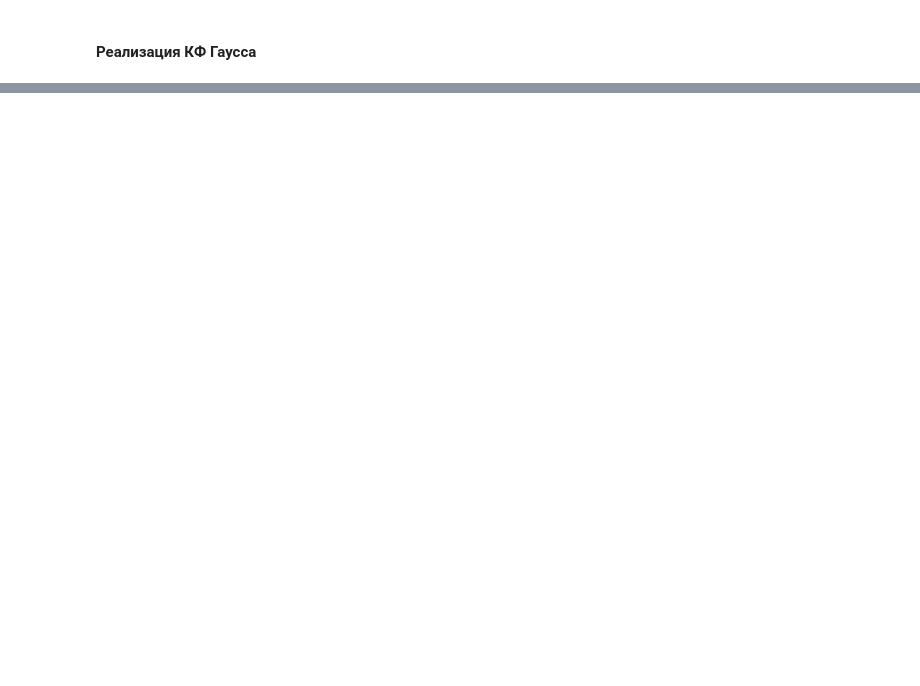
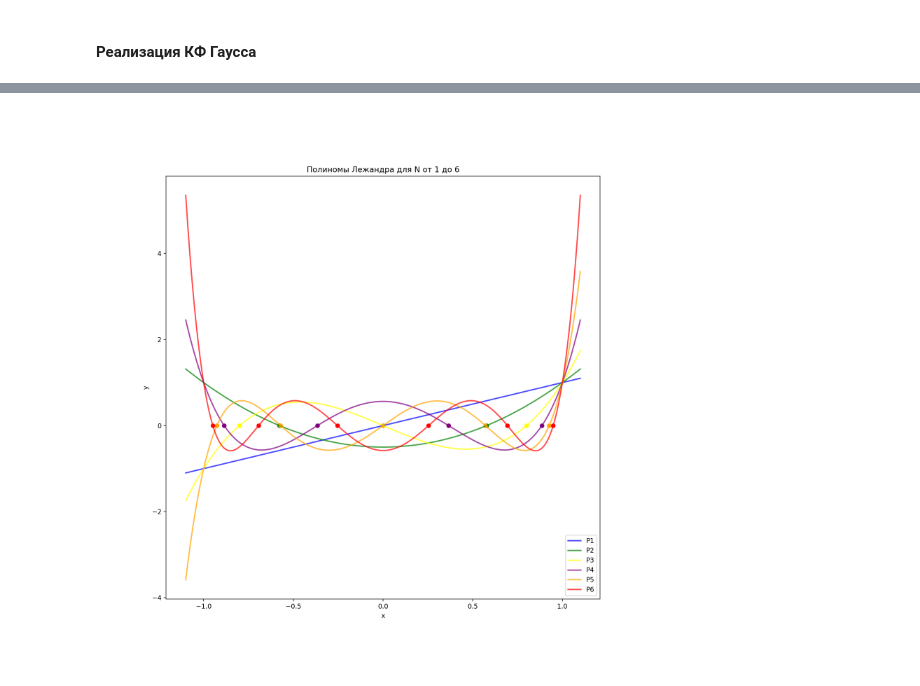
Before and after one commit to astatochek/mm-comp-wksp-04, a Jupyter notebook: 5.1 New Type of Integrals/note.ipynb, the cells around one changed output, grey strips where cells are left out. Cells and saved outputs as stored; diff of their text form; code cells hidden in the pictures; blank space fills up the shorter version.

```diff
--- a/5.1 New Type of Integrals/note.ipynb
+++ b/5.1 New Type of Integrals/note.ipynb
@@ -109,0 +117,28 @@ print(integral(right) - integral(left), gauss(pol, left, right, 4))
+# %%
+def show_graph(n: int) -> None:
+    pts = 1000
+    delta = 1.e-1
+    X = np.linspace(-1 - delta, 1 + delta, pts)
+    starter = ['red', 'blue', 'green', 'yellow', 'purple', 'orange']
+    colours = [color for color in starter]
+    i = 0
+    while len(colours) <= n:
+        colours.append(starter[i])
+        i = (i + 1) % len(starter)
+
+    fig, ax = plt.subplots(figsize=(12, 12), dpi=200)
+    for i in range(n):
+        f = get_Legendre(i + 1)
+        hubs = secant_method(f)
+        ax.plot(X, [f(x) for x in X], color=colours[i + 1], alpha=0.7, label=f"P{i + 1}", linewidth=2)
+        [ax.scatter(hub, 0, c=colours[i + 1]) for hub in hubs]
+    ax.set_xlabel("x")
+    ax.set_ylabel("y")
+    ax.set_title(f'Полиномы Лежандра для N от {1} до {n}')
+    ax.legend()
+
+    plt.show()
+
+show_graph(6)
+# %% [output]
+[figure, added]
```
Also changed, not shown: parts of 6 cells of this notebook.
